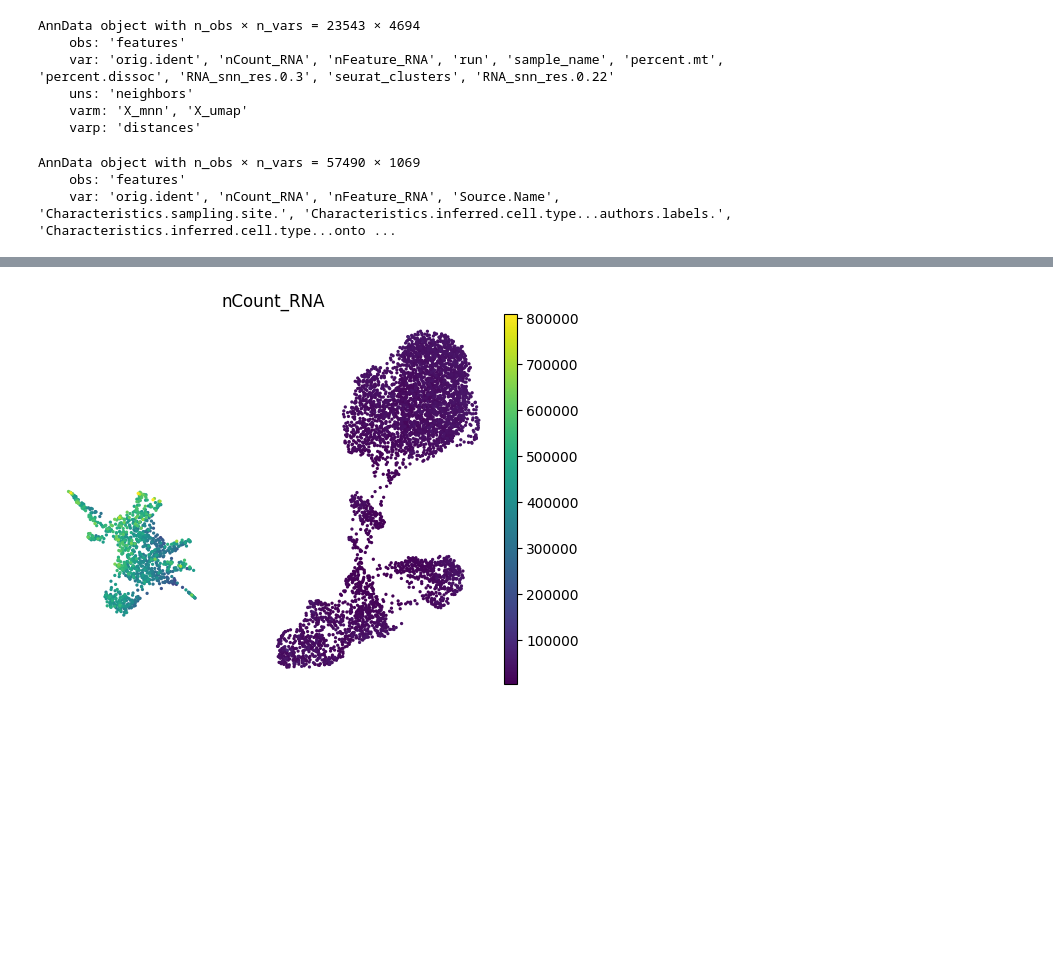
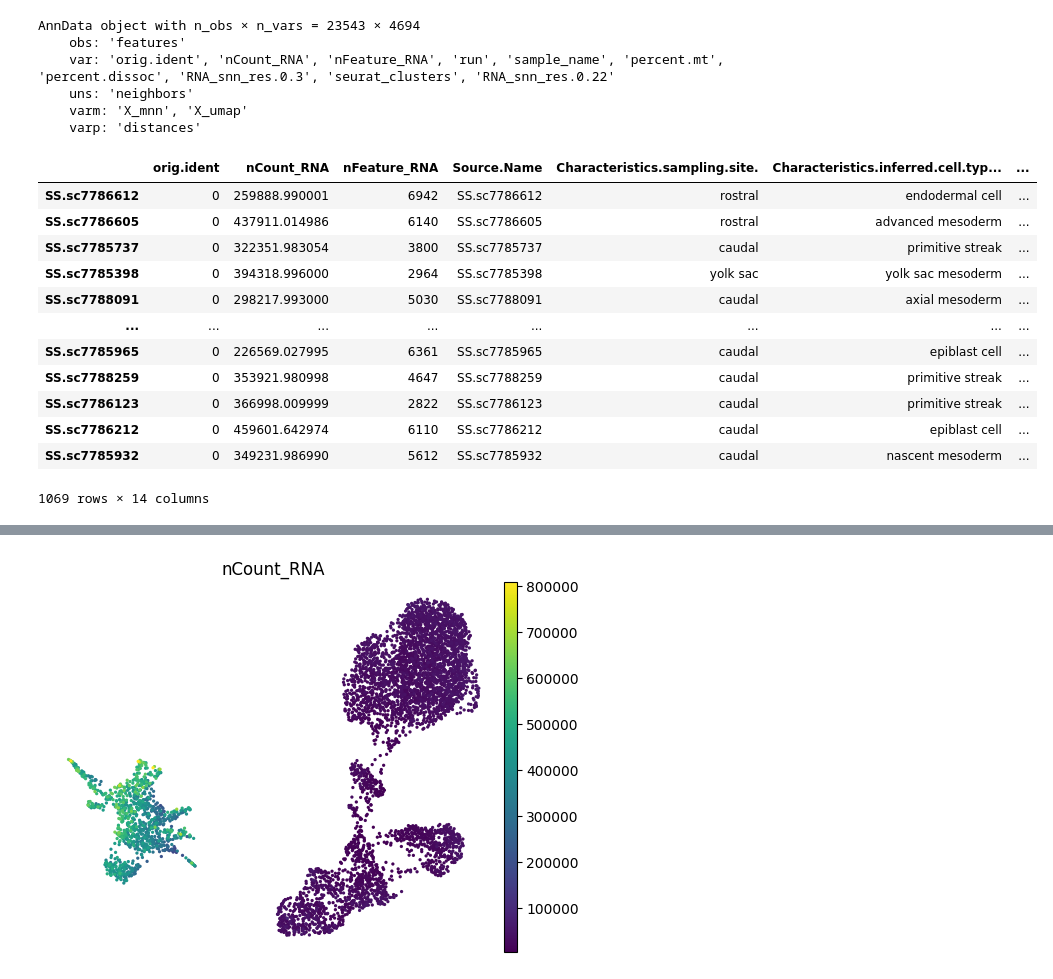
Before and after one commit to Luneesh/in-house, a Jupyter notebook: read_hyps_tyser.ipynb, the cells around one changed output, grey strips where cells are left out. Drawn from its saved outputs; the diff is of its cells as text; code cells hidden in the pictures; blank space fills up the shorter version.

```diff
--- a/read_hyps_tyser.ipynb
+++ b/read_hyps_tyser.ipynb
@@ -17,12 +17,23 @@ AnnData object with n_obs × n_vars = 23543 × 4694
     varp: 'distances'
 # %%
 tysr = an.read_h5ad("dataset/tyser.h5ad")
-# %%
-tysr.T
-# %% [output]
-AnnData object with n_obs × n_vars = 57490 × 1069
-    obs: 'features'
-    var: 'orig.ident', 'nCount_RNA', 'nFeature_RNA', 'Source.Name', 'Characteristics.sampling.site.', 'Characteristics.inferred.cell.type...authors.labels.', 'Characteristics.inferred.cell.type...onto ...
+# %%
+#tysr.T
+tysr.obs
+# %% [output]
+|  | orig.ident | nCount_RNA | nFeature_RNA | Source.Name | Characteristics.sampling.site. | Characteristics.inferred.cell.typ... | ... |
+| SS.sc7786612 | 0 | 259888.990001 | 6942 | SS.sc7786612 | rostral | endodermal cell | ... |
+| SS.sc7786605 | 0 | 437911.014986 | 6140 | SS.sc7786605 | rostral | advanced mesoderm | ... |
+| SS.sc7785737 | 0 | 322351.983054 | 3800 | SS.sc7785737 | caudal | primitive streak | ... |
+| SS.sc7785398 | 0 | 394318.996000 | 2964 | SS.sc7785398 | yolk sac | yolk sac mesoderm | ... |
+| SS.sc7788091 | 0 | 298217.993000 | 5030 | SS.sc7788091 | caudal | axial mesoderm | ... |
+| ... | ... | ... | ... | ... | ... | ... | ... |
+| SS.sc7785965 | 0 | 226569.027995 | 6361 | SS.sc7785965 | caudal | epiblast cell | ... |
+| SS.sc7788259 | 0 | 353921.980998 | 4647 | SS.sc7788259 | caudal | primitive streak | ... |
+| SS.sc7786123 | 0 | 366998.009999 | 2822 | SS.sc7786123 | caudal | primitive streak | ... |
+| SS.sc7786212 | 0 | 459601.642974 | 6110 | SS.sc7786212 | caudal | epiblast cell | ... |
+| SS.sc7785932 | 0 | 349231.986990 | 5612 | SS.sc7785932 | caudal | nascent mesoderm | ... |
+1069 rows × 14 columns
 # %%
 raw_merge = sc.AnnData.concatenate(hips,tysr)
 
```
Also changed, not shown: parts of 6 cells of this notebook, 5 other files.
